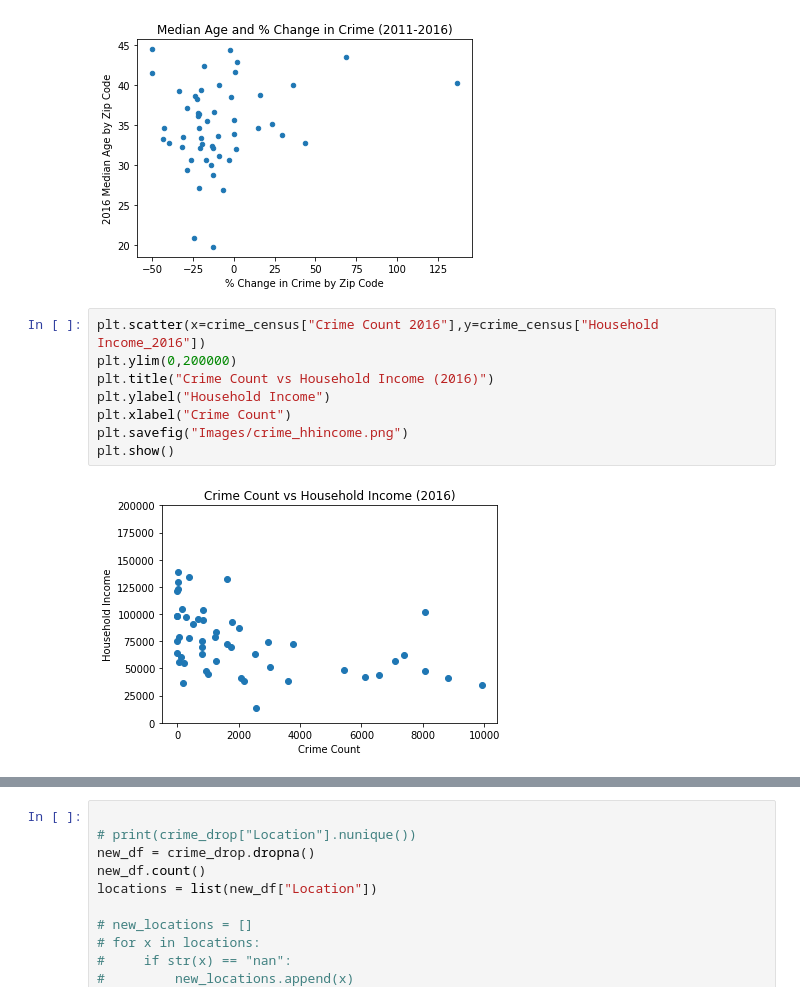
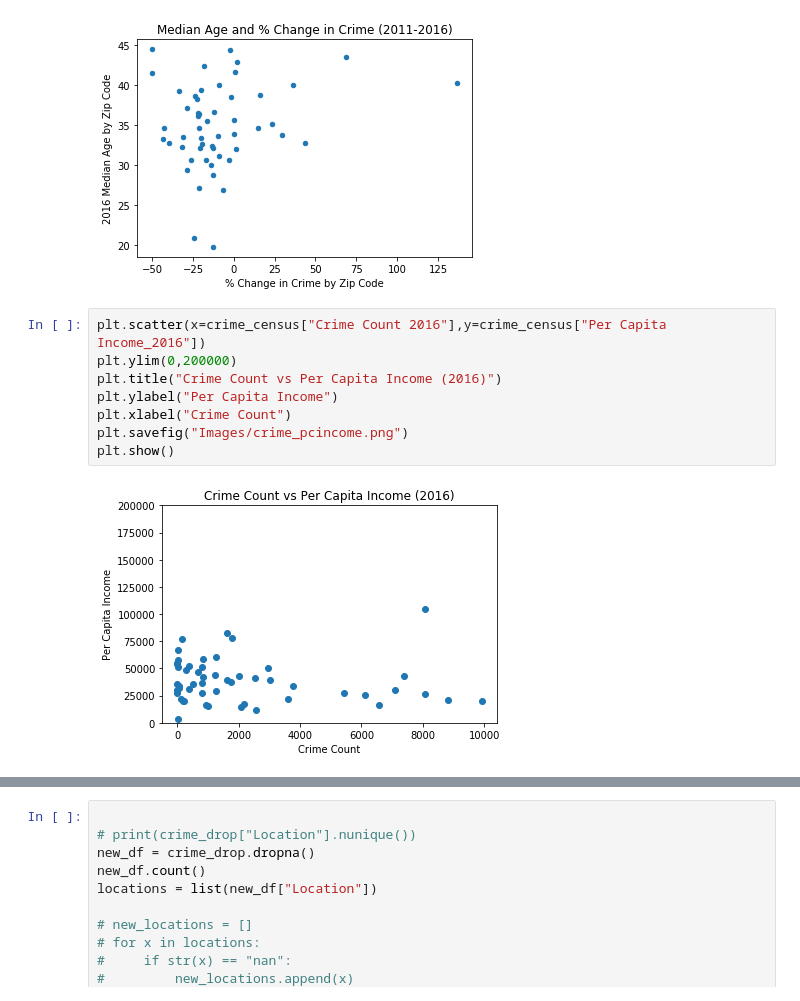
Before and after one commit to Kerrykova/Project1, a Jupyter notebook: Visualizations.ipynb, the cells around one changed output, grey strips where cells are left out. Cells and saved outputs as stored; diff of their text form.

```diff
--- a/Visualizations.ipynb
+++ b/Visualizations.ipynb
@@ -272,15 +274,15 @@ plt.show()
 # %% [output]
 [figure]
 # %%
-plt.scatter(x=crime_census["Crime Count 2016"],y=crime_census["Household Income_2016"])
+plt.scatter(x=crime_census["Crime Count 2016"],y=crime_census["Per Capita Income_2016"])
 plt.ylim(0,200000)
-plt.title("Crime Count vs Household Income (2016)")
-plt.ylabel("Household Income")
+plt.title("Crime Count vs Per Capita Income (2016)")
+plt.ylabel("Per Capita Income")
 plt.xlabel("Crime Count")
-plt.savefig("Images/crime_hhincome.png")
+plt.savefig("Images/crime_pcincome.png")
 plt.show()
 # %% [output]
-[figure, old version]
+[figure, new version]
 # %%
 plt.scatter(x=crime_census["Crime Count 2016"],y=crime_census["Household Income_2016"])
 plt.ylim(0,200000)
```
Also changed, not shown: parts of 2 cells of this notebook.
